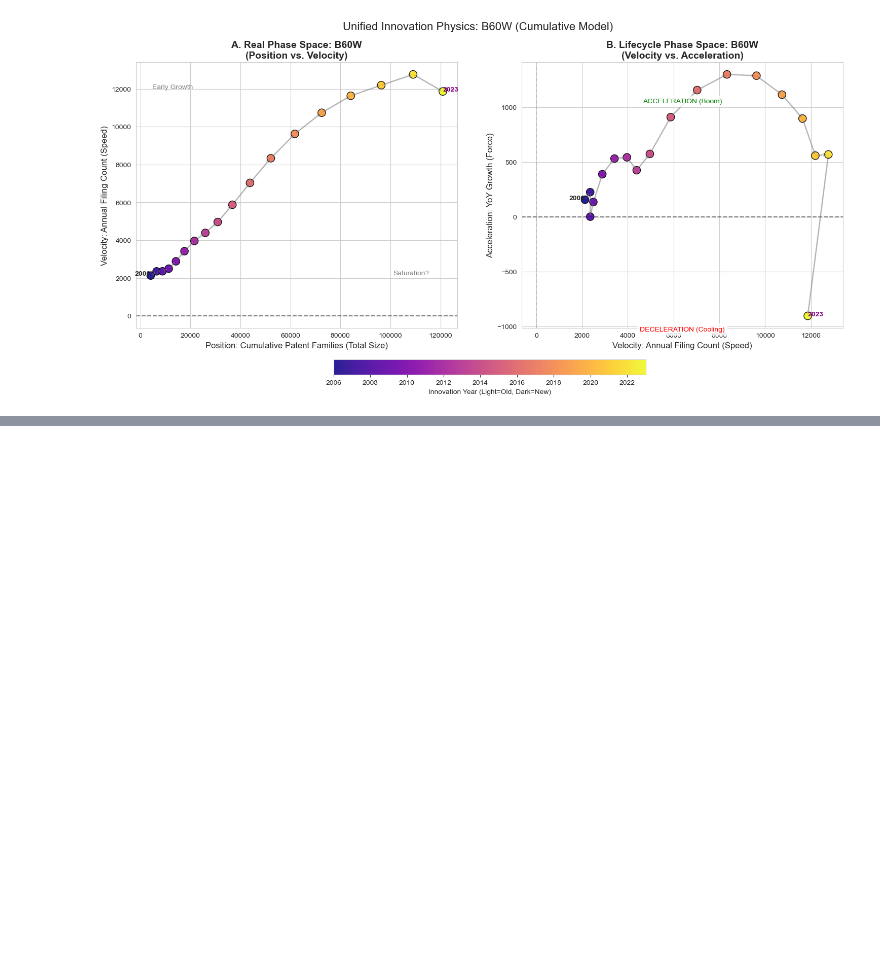
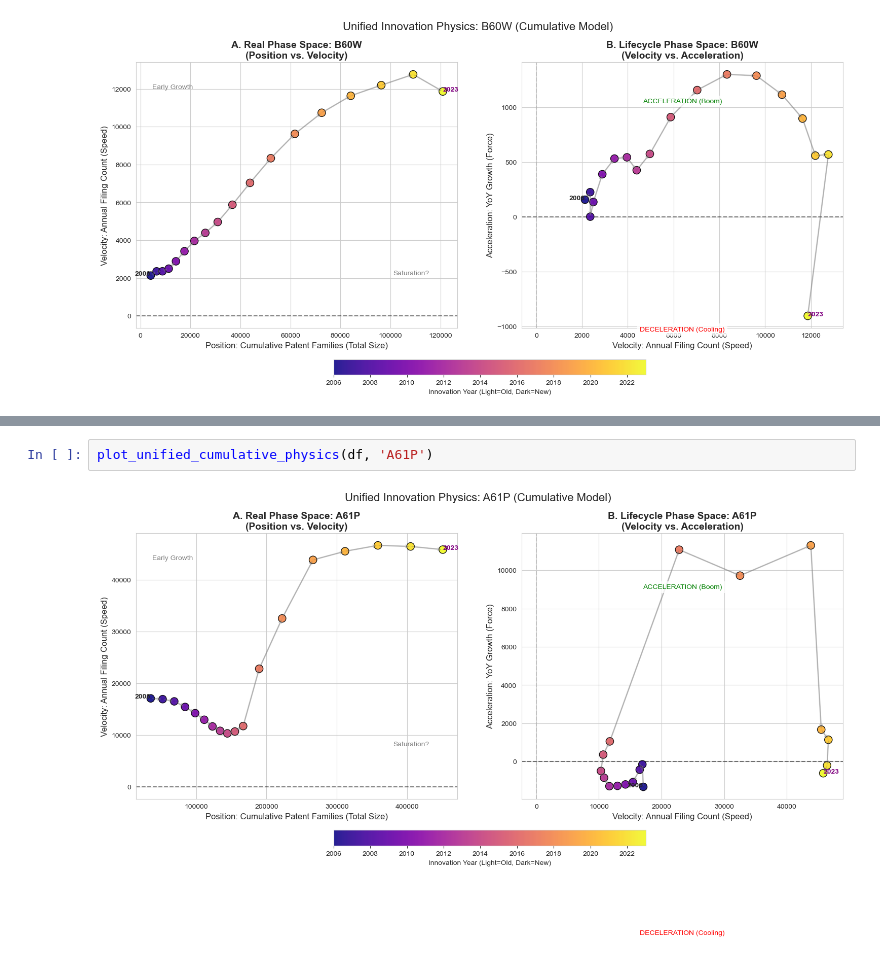
Before and after one commit to vpjuguilon/Innovation-Dynamics, a Jupyter notebook: Untitled.ipynb, the cells around one changed output, grey strips where cells are left out. Drawn from its saved outputs; the diff is of its cells as text; blank space fills up the shorter version.

```diff
--- a/Untitled.ipynb
+++ b/Untitled.ipynb
@@ -286,0 +292,4 @@ plot_unified_cumulative_physics(df, 'B60W')
+# %%
+plot_unified_cumulative_physics(df, 'A61P')
+# %% [output]
+[figure, added]
```
Also changed, not shown: parts of 2 cells of this notebook, 5 other files.
